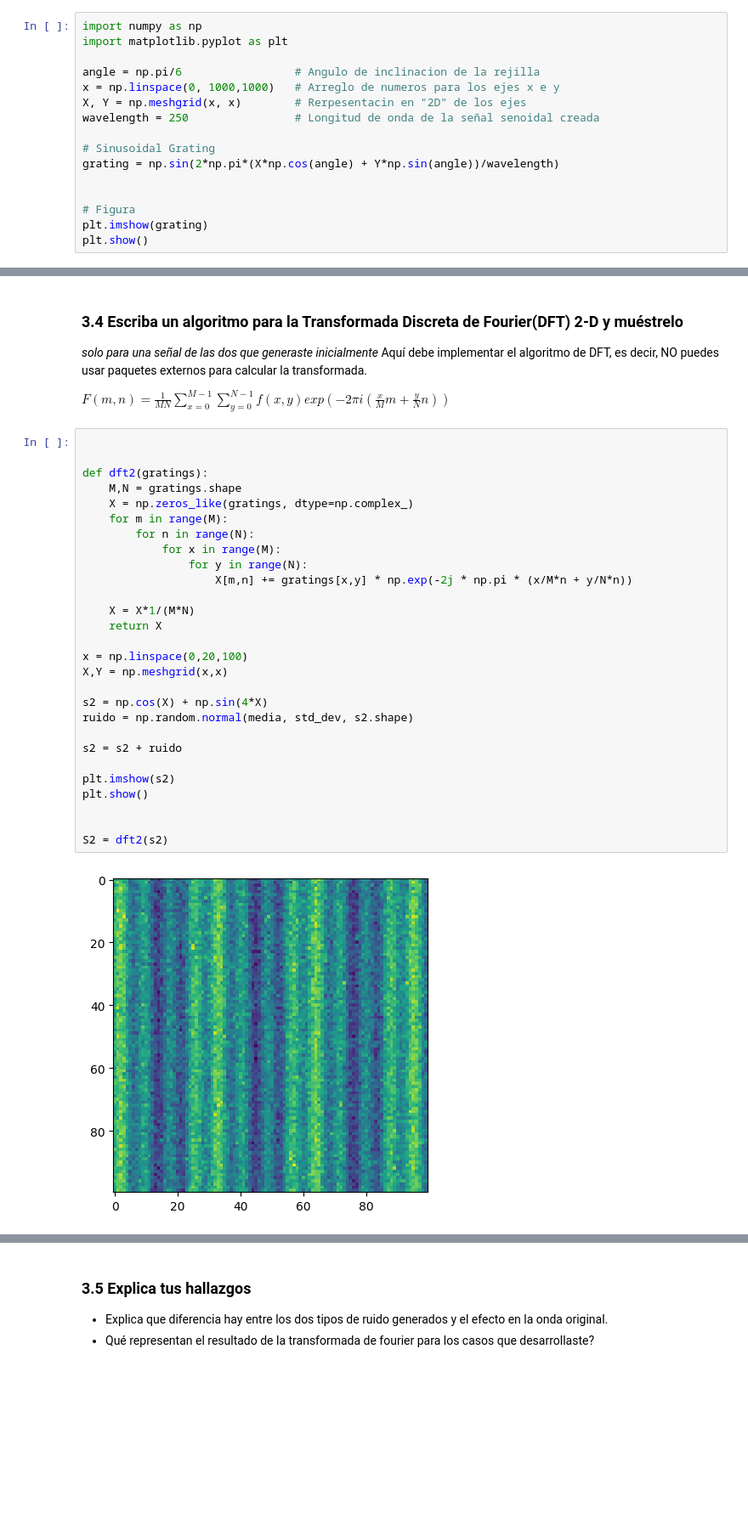
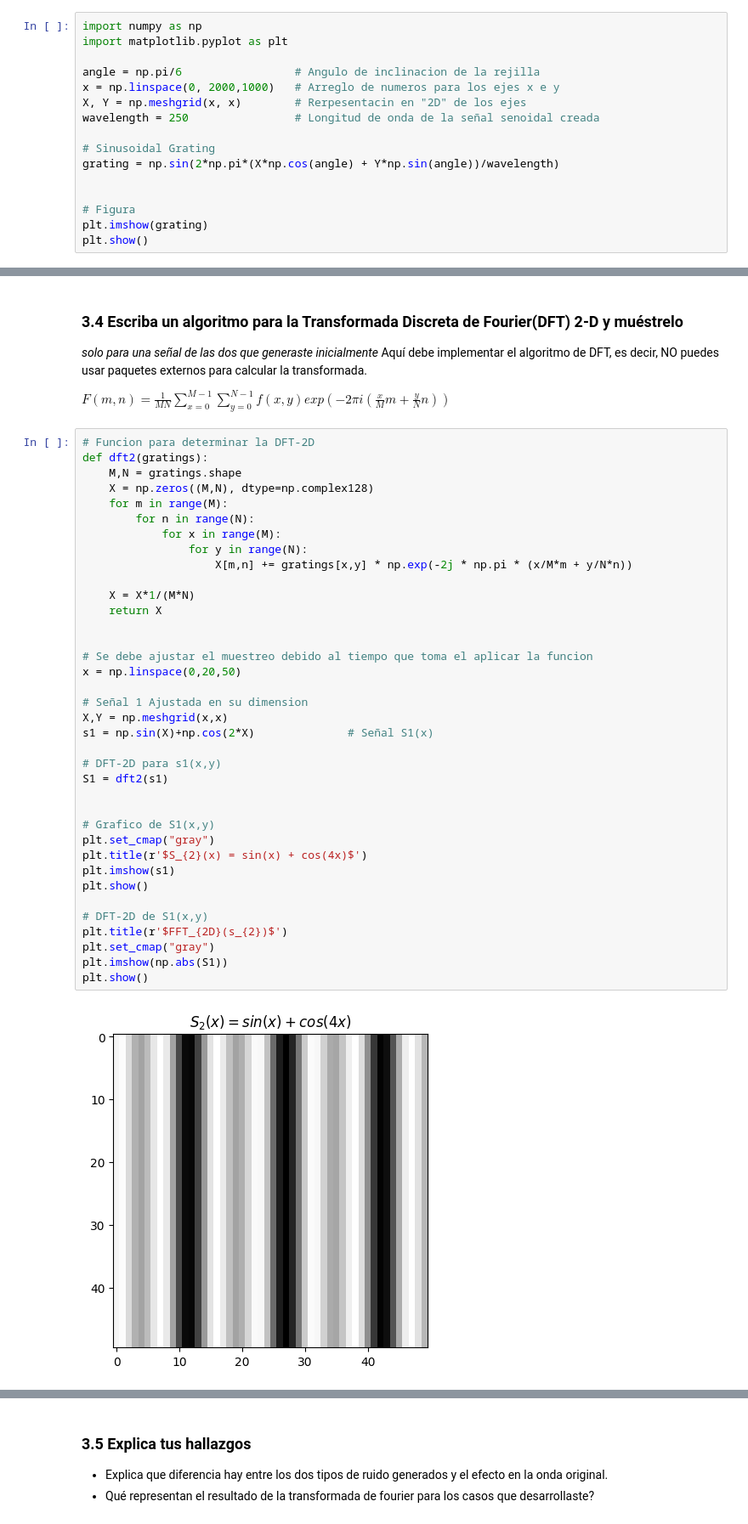
Before and after one commit to MatiasArmijo/Actividades-EIE-401-Matias-Armijo, a Jupyter notebook: actividad-3/Actividad_3_ArmijoMatias_204623155.ipynb, the cells around one changed output, grey strips where cells are left out. Shown: that part at 85% size. Drawn from its saved outputs; the diff is of its cells as text; blank space fills up the shorter version.

```diff
--- a/actividad-3/Actividad_3_ArmijoMatias_204623155.ipynb
+++ b/actividad-3/Actividad_3_ArmijoMatias_204623155.ipynb
@@ -25,7 +25,7 @@ import numpy as np
 import matplotlib.pyplot as plt
 
 angle = np.pi/6                 # Angulo de inclinacion de la rejilla
-x = np.linspace(0, 1000,1000)   # Arreglo de numeros para los ejes x e y
+x = np.linspace(0, 2000,1000)   # Arreglo de numeros para los ejes x e y
 X, Y = np.meshgrid(x, x)        # Rerpesentacin en "2D" de los ejes
 wavelength = 250                # Longitud de onda de la señal senoidal creada
 
@@ -192,32 +192,41 @@ Aquí debe implementar el algoritmo de DFT, es decir, NO puedes usar paquetes ex
 
 $F(m,n) = \frac{1}{MN}\sum^{M-1}_{x=0}\sum^{N-1}_{y=0}f(x,y)exp(-2\pi i \left(\frac{x}{M}m +\frac{y}{N}n\right))$
 # %%
-
-
+# Funcion para determinar la DFT-2D
 def dft2(gratings):
     M,N = gratings.shape
-    X = np.zeros_like(gratings, dtype=np.complex_)
+    X = np.zeros((M,N), dtype=np.complex128)
     for m in range(M):
         for n in range(N):
             for x in range(M):
                 for y in range(N):
-                    X[m,n] += gratings[x,y] * np.exp(-2j * np.pi * (x/M*n + y/N*n))
+                    X[m,n] += gratings[x,y] * np.exp(-2j * np.pi * (x/M*m + y/N*n))
 
     X = X*1/(M*N)
     return X
 
-x = np.linspace(0,20,100)
+
+# Se debe ajustar el muestreo debido al tiempo que toma el aplicar la funcion
+x = np.linspace(0,20,50)
+
+# Señal 1 Ajustada en su dimension
 X,Y = np.meshgrid(x,x)
+s1 = np.sin(X)+np.cos(2*X)              # Señal S1(x)
 
-s2 = np.cos(X) + np.sin(4*X)
-ruido = np.random.normal(media, std_dev, s2.shape)
+# DFT-2D para s1(x,y)
+S1 = dft2(s1)
 
-s2 = s2 + ruido
 
-plt.imshow(s2)
+# Grafico de S1(x,y)
+plt.set_cmap("gray")
+plt.title(r'$S_{2}(x) = sin(x) + cos(4x)$')
+plt.imshow(s1)
 plt.show()
 
-
-S2 = dft2(s2)
+# DFT-2D de S1(x,y)
+plt.title(r'$FFT_{2D}(s_{2})$')
+plt.set_cmap("gray")
+plt.imshow(np.abs(S1))
+plt.show()
 # %% [output]
-[figure, old version]
+[figure, new version]
```
Also changed, not shown: parts of 9 cells of this notebook.
